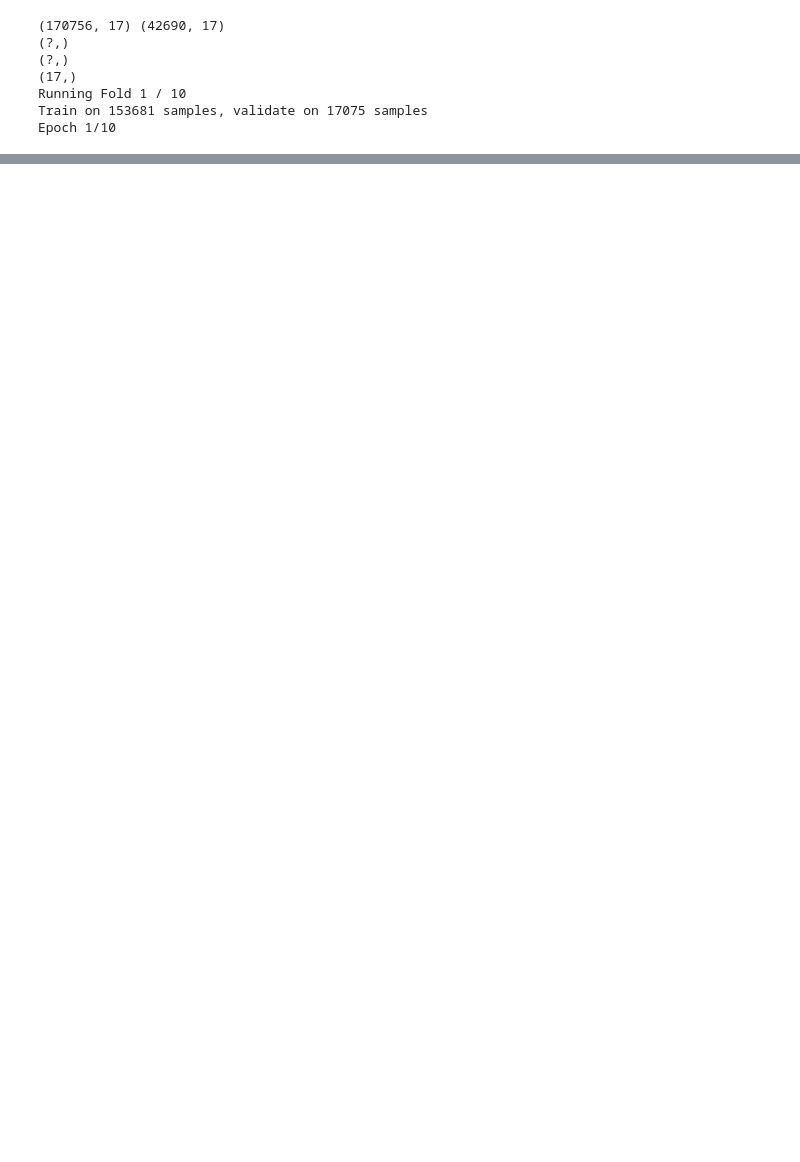
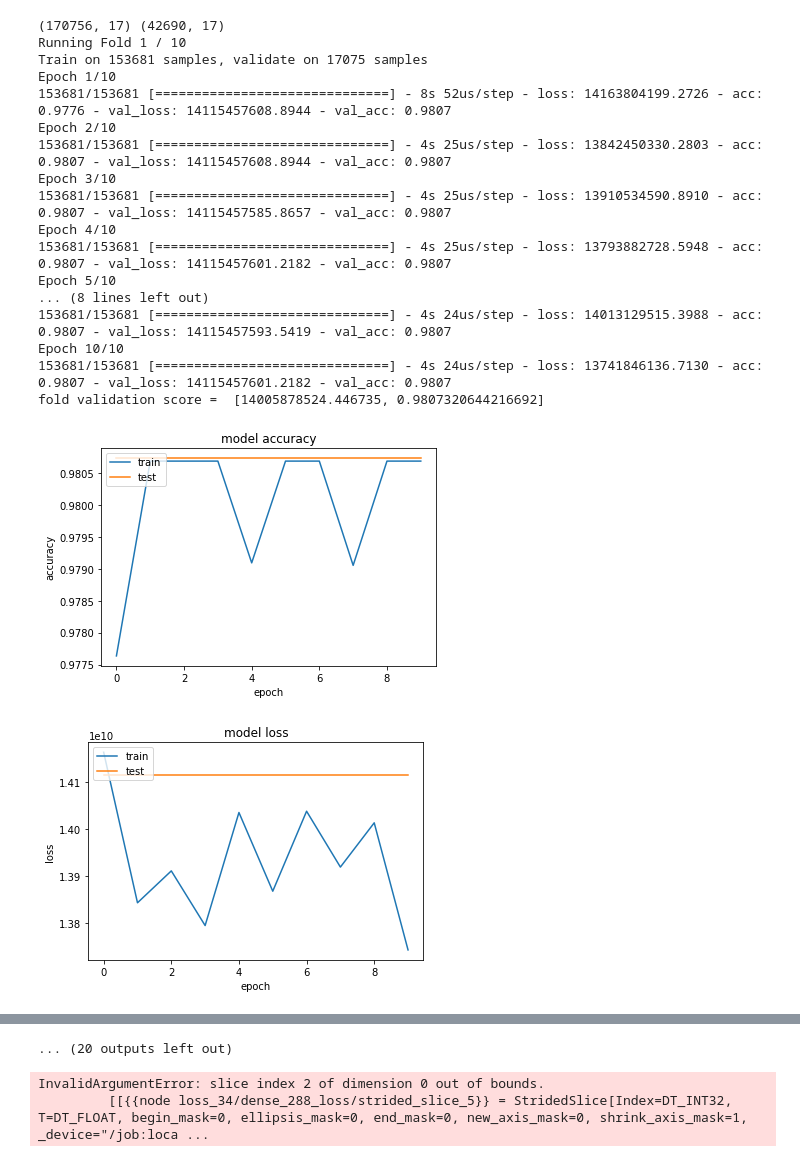
Before and after one commit to MSadeghzadehG/AnomalyDetection, a Jupyter notebook: encoder_aproach.ipynb, the cells around one changed output, grey strips where cells are left out. Saved outputs shown, nothing was run; the diff lists cells and outputs as text; code cells hidden in the pictures; blank space fills up the shorter version.

```diff
--- a/encoder_aproach.ipynb
+++ b/encoder_aproach.ipynb
@@ -216,43 +140,39 @@ import keras.backend as K
 from keras import losses
 
 
-
 def my_own_loss():
-        """" Wrapper function which calculates auxiliary values for the complete loss function.
-         Returns a *function* which calculates the complete loss given only the input and target output """
         def port_loss(y_true, y_pred):
             x = K.square(y_pred - y_true)
-#             return x
             return K.mean(K.min(x-1,0)*x/(x-1) + K.max(x-1,0)*(2*x -1)/2/x/(x-1),axis=-1)
 
         def loss(y_true, y_pred):
-            """ Final loss calculation function to be passed to optimizer"""
             # Reconstruction loss
-            sip0_loss = 4 * K.square(y_true[0]-y_pred[0])
-            sip1_loss = 3 * K.square(y_true[1]-y_pred[1])
-            sip2_loss = 2 * K.square(y_true[2]-y_pred[2])
-            sip3_loss = K.square(y_true[3]-y_pred[3])
+#             print(y_true.shape, y_pred,shape)
+            sip0_loss = 4 * K.mean(K.square(y_pred[0] - y_true[0]), axis=-1)
+            sip1_loss = 3 * K.mean(K.square(y_pred[1] - y_true[1]), axis=-1)
+            sip2_loss = 2 * K.mean(K.square(y_pred[2] - y_true[2]), axis=-1)
+            sip3_loss = K.mean(K.square(y_pred[3] - y_true[3]), axis=-1)
 
             sip_loss = sip0_loss + sip1_loss + sip2_loss + sip3_loss
 
-            dip0_loss = 16 * K.square(y_true[4]-y_pred[4])
-            dip1_loss = 9 * K.square(y_true[5]-y_pred[5])
-            dip2_loss = 4 * K.square(y_true[6]-y_pred[6])
-            dip3_loss = K.square(y_true[7]-y_pred[7])
+            dip0_loss = 16 * K.mean(K.square(y_pred[4] - y_true[4]), axis=-1)
+            dip1_loss = 9 * K.mean(K.square(y_pred[5] - y_true[5]), axis=-1)
+            dip2_loss = 4 * K.mean(K.square(y_pred[6] - y_true[6]), axis=-1)
+            dip3_loss = K.mean(K.square(y_pred[7] - y_true[7]), axis=-1)
 
             dip_loss = dip0_loss + dip1_loss + dip2_loss + dip3_loss
 
-            x = K.square(y_pred - y_true)
-            sport_loss = K.mean(K.min(x-1,0)*x/(x-1) + K.max(x-1,0)*(2*x -1)/2/x/(x-1),axis=-1)
+            sport_loss = K.mean(K.square(y_pred[8] - y_true[8]), axis=-1)
+#             sport_loss = K.mean(K.min(x-1,0)*x/(x-1) + K.max(x-1,0)*(2*x -1)/2/x/(x-1),axis=-1)
 #             sport_loss = port_loss(y_true[8],y_pred[8])
-            print(sport_loss.shape)
-            dport_loss = 4 * port_loss(y_true[9],y_pred[9])
-            protocol_loss = K.mean(K.square(y_true[10:17]-y_pred[10:17]),axis=-1)
-            print(protocol_loss.shape)
+            dport_loss = 4 * K.mean(K.square(y_pred[8] - y_true[8]), axis=-1)
+#             protocol_loss = K.mean(K.square(y_true[10:17]-y_pred[10:17]),axis=-1)
+            protocol_loss = K.categorical_crossentropy(y_true, y_pred)
             # Full loss
-            model_loss = sip_loss + dip_loss + sport_loss + dport_loss + protocol_loss
-            print(model_loss.shape)
-            return K.mean(model_loss, axis=-1)
+
+
+            model_loss = protocol_loss + sip_loss + dip_loss + sport_loss + dport_loss
+            return model_loss
 
         return loss
 
@@ -278,9 +198,9 @@ decoded = Dense(14, activation='relu')(decoded)
 decoded = Dense(17, activation='sigmoid')(decoded)
 
 autoencoder = Model(input_d, decoded)
-optimizer = optimizers.SGD(lr=0.1, momentum=0.5, decay=0.1, nesterov=False)
+# optimizer = optimizers.SGD(lr=0.1, momentum=0.0, decay=0.1)
 
-autoencoder.compile(optimizer=optimizer, loss=my_own_loss(),metrics=['accuracy'])
+autoencoder.compile(optimizer='RMSprop', loss=my_own_loss(),metrics=['accuracy'])
 
 n_folds = 10
 fold_len = int(len(x_train)/n_folds)
@@ -301,34 +221,45 @@ for i in range(n_folds):
     cross_validation_scores.append(fold_validation_score[1] * 100)
     # summarize history for accuracy
     plt.plot(history.history['acc'])
     plt.plot(history.history['val_acc'])
     plt.title('model accuracy')
     plt.ylabel('accuracy')
     plt.xlabel('epoch')
     plt.legend(['train', 'test'], loc='upper left')
     plt.show()
     # summarize history for loss
     plt.plot(history.history['loss'])
     plt.plot(history.history['val_loss'])
     plt.title('model loss')
     plt.ylabel('loss')
     plt.xlabel('epoch')
     plt.legend(['train', 'test'], loc='upper left')
     plt.show()
 
 print("%.2f%% (+/- %.2f%%)" % (np.mean(cross_validation_scores), np.std(cross_validation_scores)))
-autoencoder.evaluate(x=x_test,y=x_test)
 
 # autoencoder.fit(x_train, x_train,
 #             epochs=100,
 #             batch_size=256,
 #             shuffle=True,
 #             validation_split = 0.2)
 # %% [output]
 (170756, 17) (42690, 17)
-(?,)
-(?,)
-(17,)
 Running Fold 1 / 10
 Train on 153681 samples, validate on 17075 samples
 Epoch 1/10
+153681/153681 [==============================] - 8s 52us/step - loss: 14163804199.2726 - acc: 0.9776 - val_loss: 14115457608.8944 - val_acc: 0.9807
+Epoch 2/10
+153681/153681 [==============================] - 4s 25us/step - loss: 13842450330.2803 - acc: 0.9807 - val_loss: 14115457608.8944 - val_acc: 0.9807
+Epoch 3/10
+153681/153681 [==============================] - 4s 25us/step - loss: 13910534590.8910 - acc: 0.9807 - val_loss: 14115457585.8657 - val_acc: 0.9807
+Epoch 4/10
+153681/153681 [==============================] - 4s 25us/step - loss: 13793882728.5948 - acc: 0.9807 - val_loss: 14115457601.2182 - val_acc: 0.9807
+Epoch 5/10
+... (8 lines left out)
+153681/153681 [==============================] - 4s 24us/step - loss: 14013129515.3988 - acc: 0.9807 - val_loss: 14115457593.5419 - val_acc: 0.9807
+Epoch 10/10
+153681/153681 [==============================] - 4s 24us/step - loss: 13741846136.7130 - acc: 0.9807 - val_loss: 14115457601.2182 - val_acc: 0.9807
+fold validation score =  [14005878524.446735, 0.9807320644216692]
+[figure, added]
+[figure, added]
@@ -337,3 +323,9 @@ InvalidArgumentError: Incompatible shapes: [17] vs. [7]
+... (20 outputs left out)
+# %%
+autoencoder.evaluate(x=x_test,y=x_test,verbose=0)
+# %% [output]
+InvalidArgumentError: slice index 2 of dimension 0 out of bounds.
+         [[{{node loss_34/dense_288_loss/strided_slice_5}} = StridedSlice[Index=DT_INT32, T=DT_FLOAT, begin_mask=0, ellipsis_mask=0, end_mask=0, new_axis_mask=0, shrink_axis_mask=1, _device="/job:loca ...
 # %%
 list_of_losses = []
 for index, row in result.iterrows():
```
Also changed, not shown: parts of 5 cells of this notebook.
